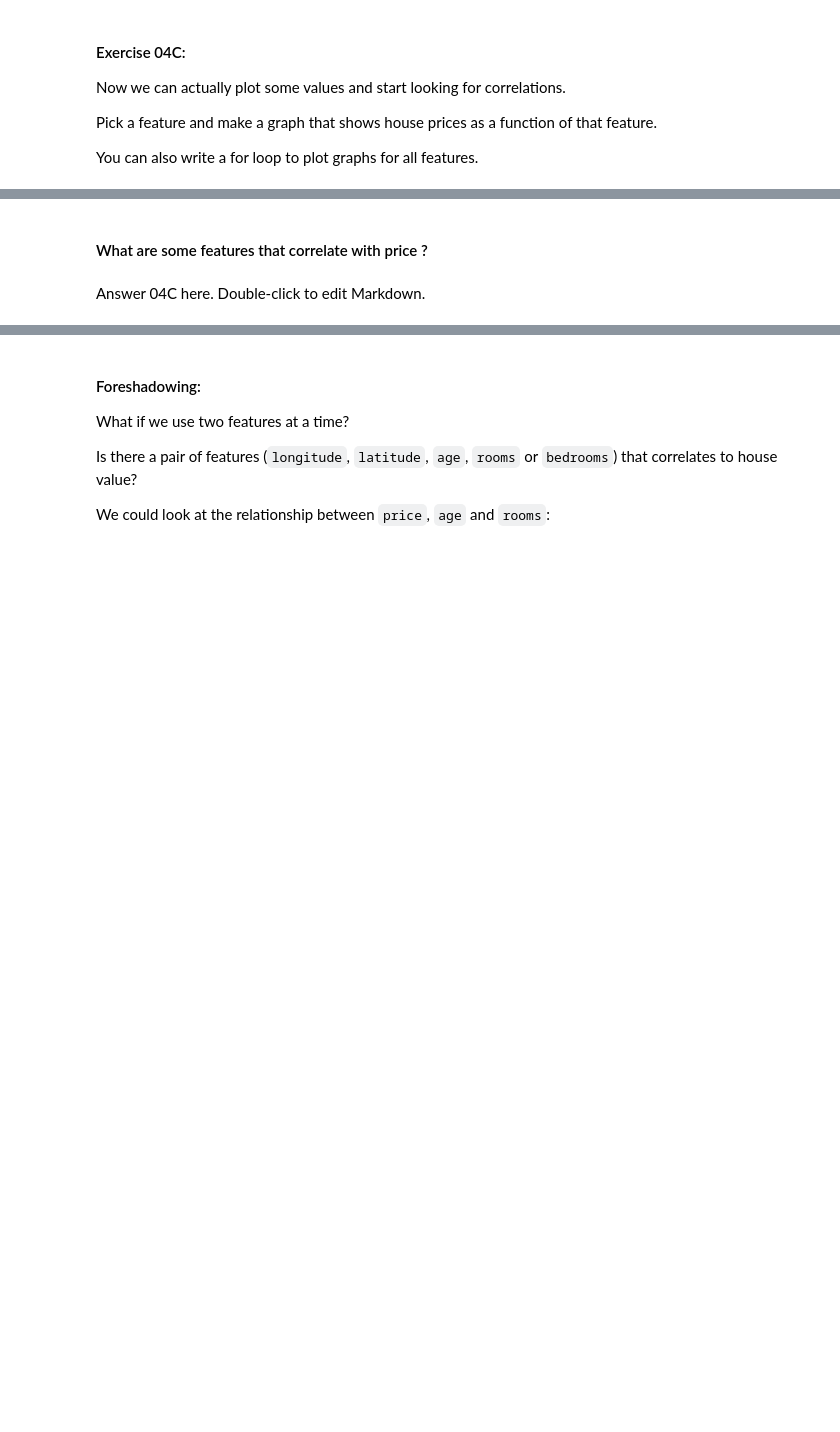
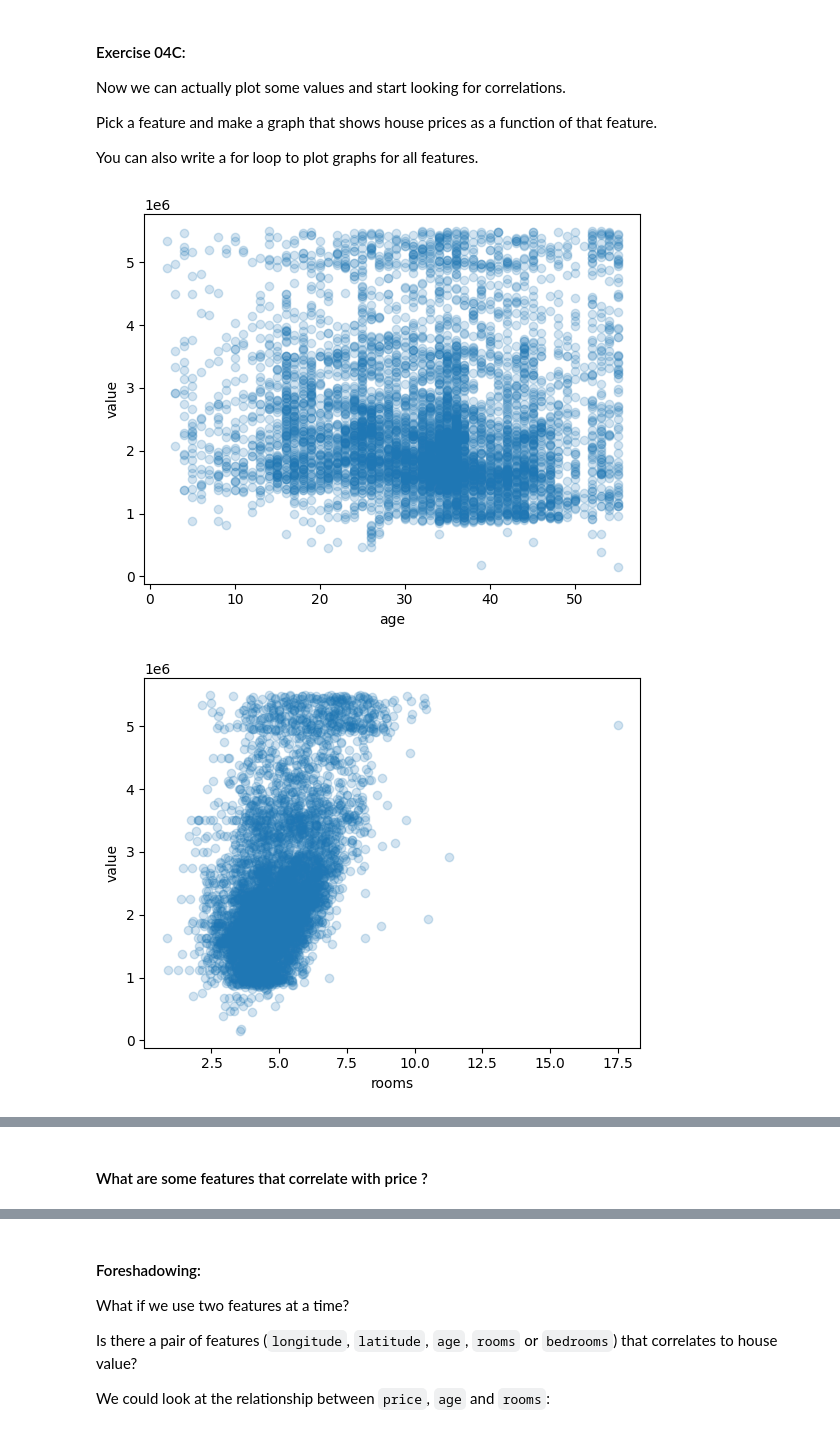
Before and after one commit to machineLearn-xuan/HW02, a Jupyter notebook: HW02.ipynb, the cells around one changed output, grey strips where cells are left out. Drawn from its saved outputs; the diff is of its cells as text; code cells hidden in the pictures; blank space fills up the shorter version.

```diff
--- a/HW02.ipynb
+++ b/HW02.ipynb
@@ -436,7 +480,7 @@ Before we plot anything, let's define a function `list_from_key(objs, key)` that
 # helper function to get lists of values from specific key
 def list_from_key(objs, key):
   # TODO: implement the list_from_key functionality
-  return []
+    return [obj[key] for obj in objs]
 # %%
 # Test 04B
 Tests.test("04B", list_from_key)
@@ -451,17 +497,53 @@ You can also write a for loop to plot graphs for all features.
 # %%
 # Work on 04C here
 
 # TODO: get a list with all of the price values
-prices = []
+prices = list_from_key(info_houses, 'value')
+#print(prices)
 
 # TODO: get a list with all of the house ages (for example)
 house_ages = []
+for house in info_houses:
+    house_ages.append(house['age'])
 
+rooms = list_from_key(info_houses, 'rooms')
+#print(rooms)
+
+bedrooms = list_from_key(info_houses, 'bedrooms')
+##print(bedrooms)
+
+lons = list_from_key(info_houses, 'longitude')
+
+lats = list_from_key(info_houses, 'latitude')
 
 # this is the command to plot a XY scatter plot from 2 lists
 # see documentation: https://matplotlib.org/stable/api/_as_gen/matplotlib.pyplot.scatter.html
 
-plt.scatter(house_ages, prices)
+plt.scatter(house_ages, prices, alpha=0.2)
 plt.xlabel("age")
 plt.ylabel("value")
 plt.show()
+
+
+plt.scatter(rooms, prices, alpha=0.2)
+plt.xlabel("rooms")
+plt.ylabel("value")
+plt.show()
+
+plt.scatter(bedrooms, prices, alpha=0.2)
+plt.xlabel("bedrooms")
+plt.ylabel("value")
+plt.show()
+
+plt.scatter(lons, prices, alpha=0.2)
+plt.xlabel("lons")
+plt.ylabel("value")
+plt.show()
+
+plt.scatter(lats, prices, alpha=0.2)
+plt.xlabel("lats")
+plt.ylabel("value")
+plt.show()
+# %% [output]
+[figure, added]
+[figure, added]
@@ -468,4 +553,2 @@ plt.show()
 # %% [markdown]
 #### What are some features that correlate with price ?
-# %% [markdown]
-Answer 04C here. Double-click to edit Markdown.
```
Also changed, not shown: parts of 11 cells of this notebook, 1 other file.
